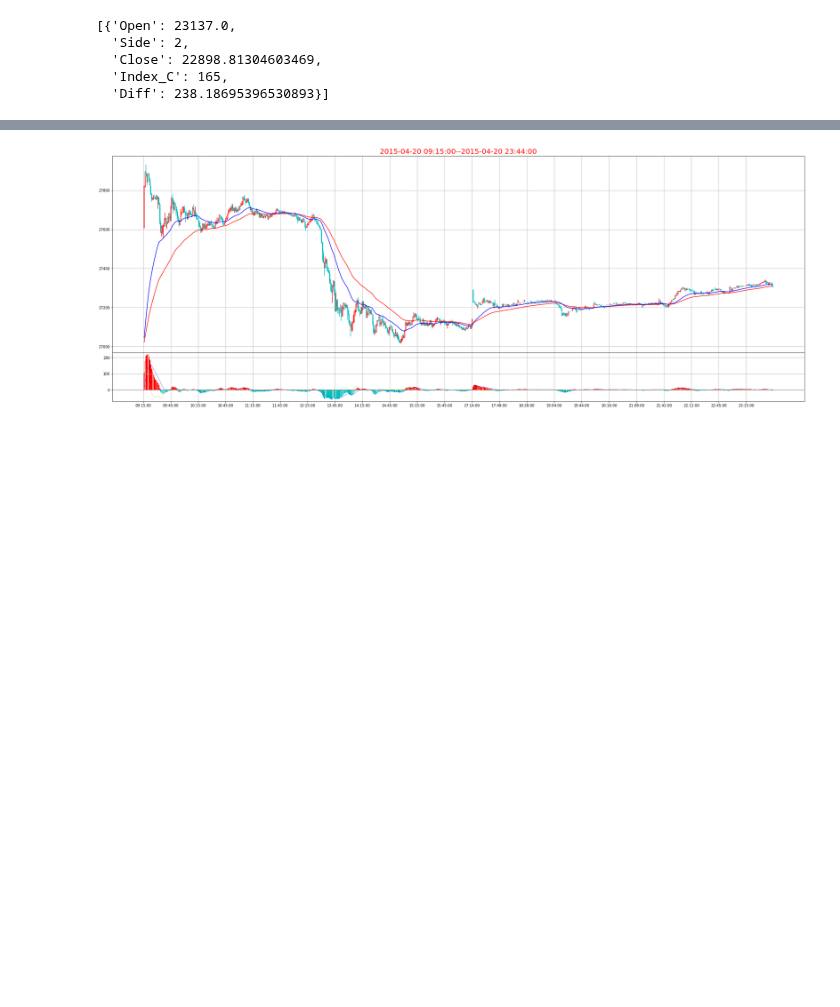
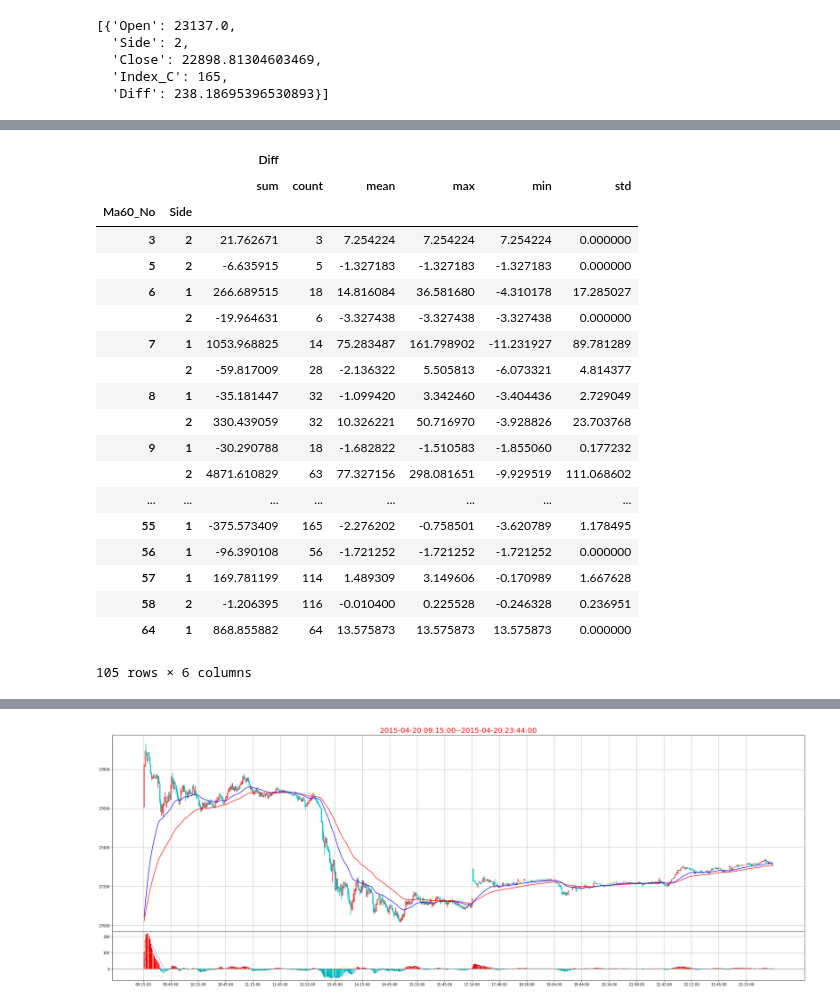
Before and after one commit to che7611/test2, a Jupyter notebook: MA60.ipynb, the cells around one changed output, grey strips where cells are left out. Saved outputs shown, nothing was run; the diff lists cells and outputs as text; code cells hidden in the pictures; blank space fills up the shorter version.

```diff
--- a/MA60.ipynb
+++ b/MA60.ipynb
@@ -346,3 +351,29 @@ print(t2-t1)
+# %%
+Calc=['sum','count','mean','max','min','std']
+R1=pd.DataFrame(Result)
+R1[['Ma60_No','Side','Diff']].groupby(['Ma60_No','Side']).agg(Calc)
+# R1['Diff'].agg(Calc)
+# %% [output]
+|  |  | Diff |  |  |  |  |  |
+|  |  | sum | count | mean | max | min | std |
+| Ma60_No | Side |  |  |  |  |  |  |
+| 3 | 2 | 21.762671 | 3 | 7.254224 | 7.254224 | 7.254224 | 0.000000 |
+| 5 | 2 | -6.635915 | 5 | -1.327183 | -1.327183 | -1.327183 | 0.000000 |
+| 6 | 1 | 266.689515 | 18 | 14.816084 | 36.581680 | -4.310178 | 17.285027 |
+|  | 2 | -19.964631 | 6 | -3.327438 | -3.327438 | -3.327438 | 0.000000 |
+| 7 | 1 | 1053.968825 | 14 | 75.283487 | 161.798902 | -11.231927 | 89.781289 |
+|  | 2 | -59.817009 | 28 | -2.136322 | 5.505813 | -6.073321 | 4.814377 |
+| 8 | 1 | -35.181447 | 32 | -1.099420 | 3.342460 | -3.404436 | 2.729049 |
+|  | 2 | 330.439059 | 32 | 10.326221 | 50.716970 | -3.928826 | 23.703768 |
+| 9 | 1 | -30.290788 | 18 | -1.682822 | -1.510583 | -1.855060 | 0.177232 |
+|  | 2 | 4871.610829 | 63 | 77.327156 | 298.081651 | -9.929519 | 111.068602 |
+| ... | ... | ... | ... | ... | ... | ... | ... |
+| 55 | 1 | -375.573409 | 165 | -2.276202 | -0.758501 | -3.620789 | 1.178495 |
+| 56 | 1 | -96.390108 | 56 | -1.721252 | -1.721252 | -1.721252 | 0.000000 |
+| 57 | 1 | 169.781199 | 114 | 1.489309 | 3.149606 | -0.170989 | 1.667628 |
+| 58 | 2 | -1.206395 | 116 | -0.010400 | 0.225528 | -0.246328 | 0.236951 |
+| 64 | 1 | 868.855882 | 64 | 13.575873 | 13.575873 | 13.575873 | 0.000000 |
+105 rows × 6 columns
 # %%
 Calc=['sum','count','mean','max','min','std']
 R1=pd.DataFrame(Result)
```
Also changed, not shown: parts of 7 cells of this notebook.
